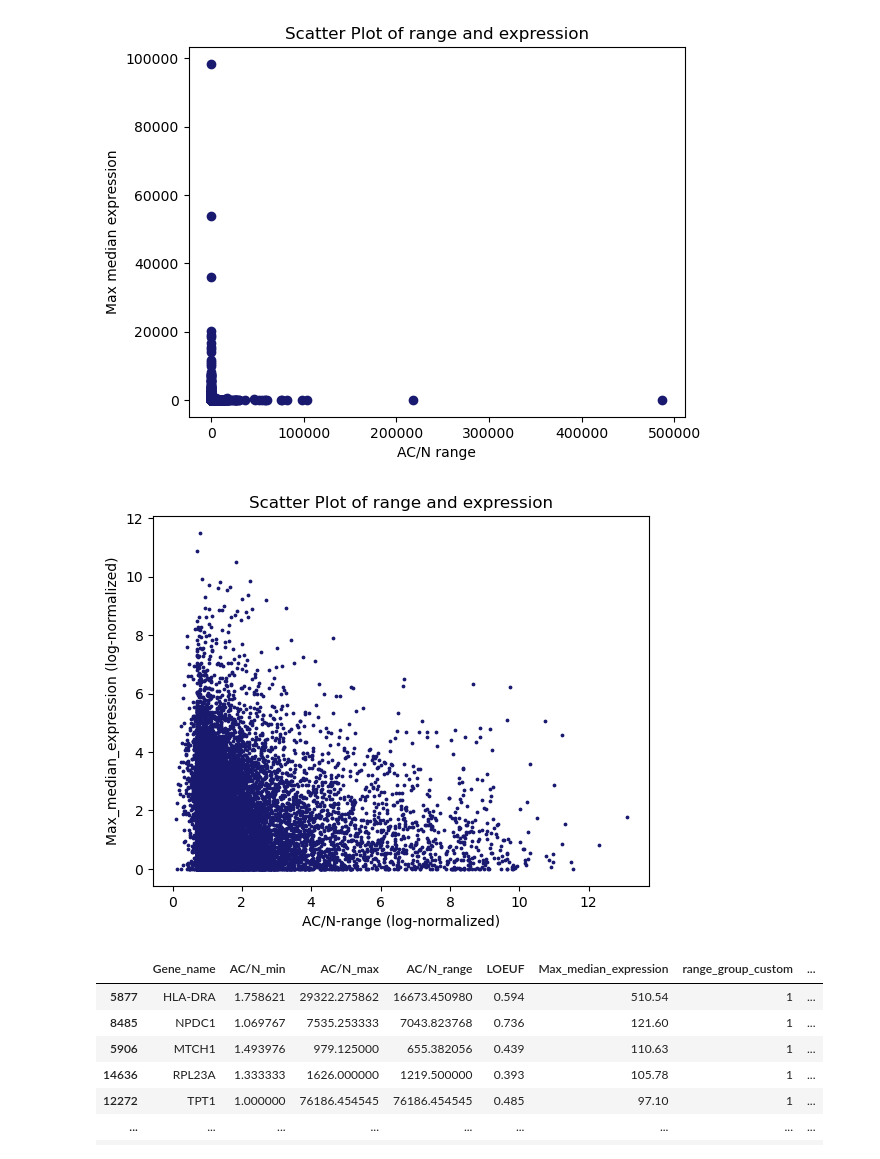
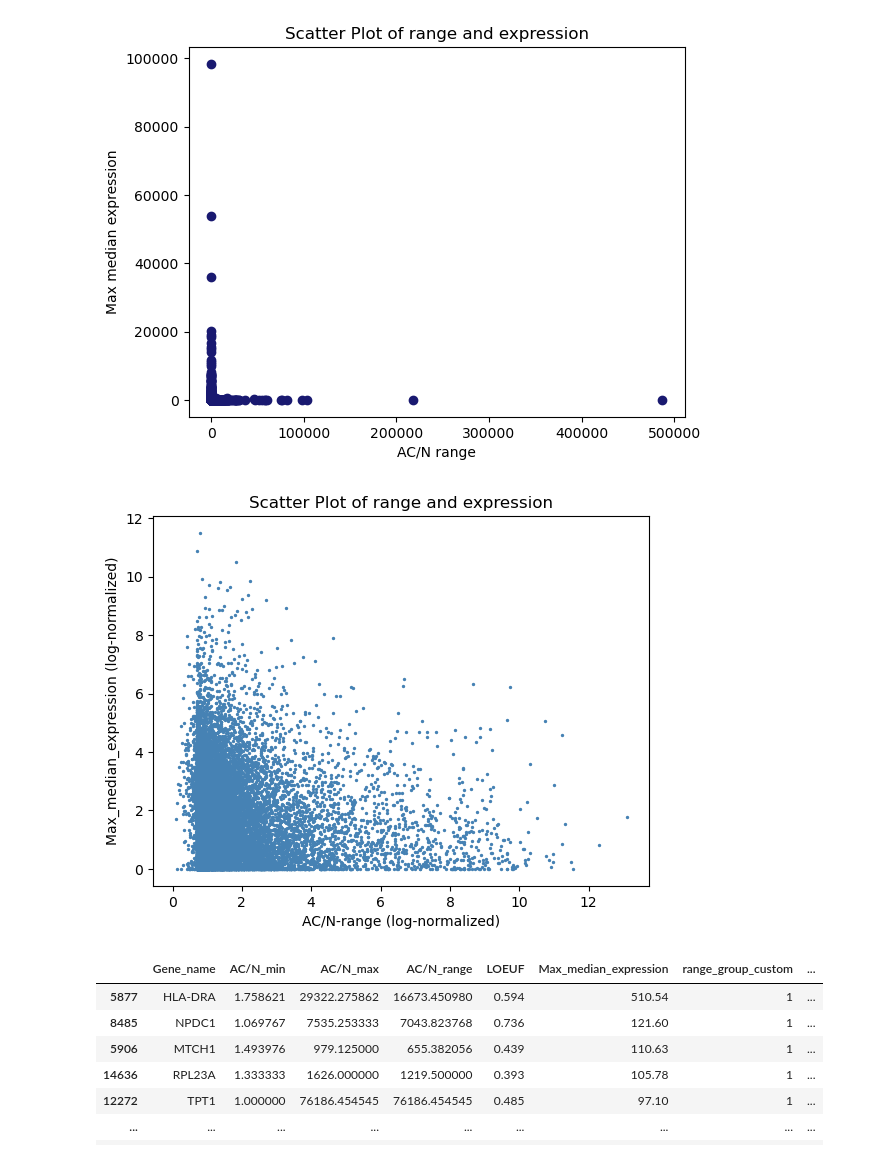
Before and after one commit to nastasia-iv/genvar, a Jupyter notebook: Grishchenko/code/all_genes_analysis.ipynb, the cells around one changed output. Cells and saved outputs as stored; diff of their text form; code cells hidden in the pictures.

Commit message:
Add plots with new color

```diff
--- a/Grishchenko/code/all_genes_analysis.ipynb
+++ b/Grishchenko/code/all_genes_analysis.ipynb
@@ -94,12 +92,12 @@ plt.show()
 # %% [output]
 [figure]
 # %%
-plt.scatter(np.log1p(genes_data['AC/N_range']), np.log1p(genes_data['Max_median_expression']), s=3, color = 'midnightblue')
+plt.scatter(np.log1p(genes_data['AC/N_range']), np.log1p(genes_data['Max_median_expression']), s=2, color = 'steelblue')
 plt.xlabel('AC/N-range (log-normalized)')
 plt.ylabel('Max_median_expression (log-normalized)')
 plt.title('Scatter Plot of range and expression')
 plt.savefig('../data/plots/AC_N_range_and_expression.png', bbox_inches='tight')
 plt.show()
 # %% [output]
-[figure, old version]
+[figure, new version]
 # %%
```
Also changed, not shown: parts of 11 cells of this notebook.
